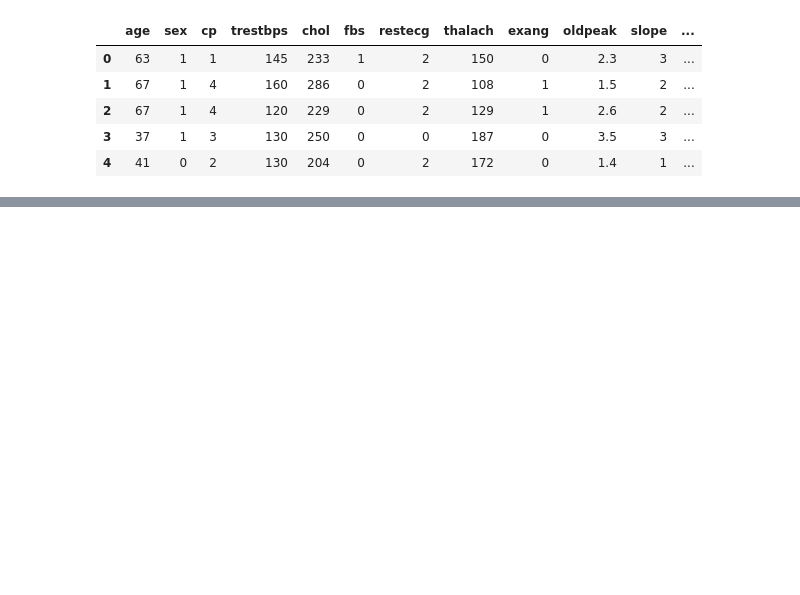
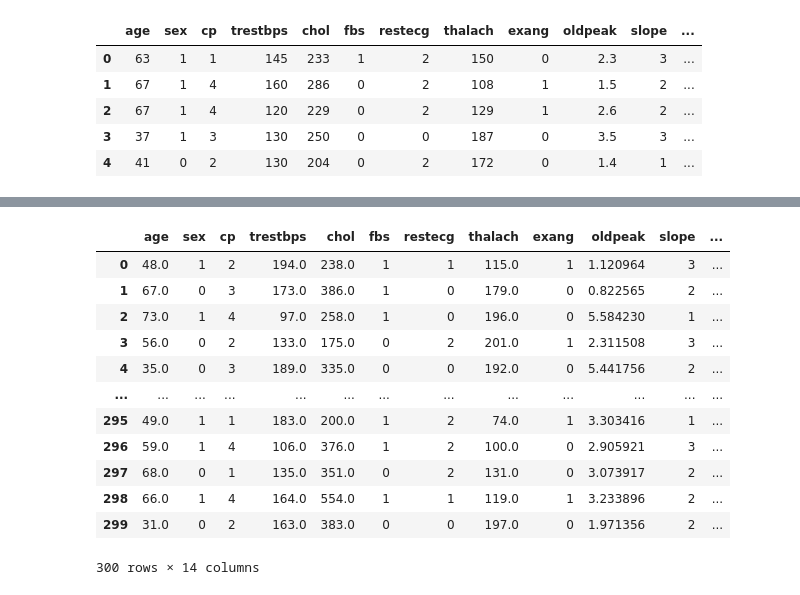
Before and after one commit to dylanlo8/SynPiper, a Jupyter notebook: example_notebooks/synpiper_dp_example.ipynb, the cells around one changed output, grey strips where cells are left out. Drawn from its saved outputs; the diff is of its cells as text; code cells hidden in the pictures; blank space fills up the shorter version.

```diff
--- a/example_notebooks/synpiper_dp_example.ipynb
+++ b/example_notebooks/synpiper_dp_example.ipynb
@@ -42,0 +88,18 @@ synthetic_filepath = os.path.join(os.getcwd(), 'synthetic.csv')
+# %%
+df_syn = synthesizer.generated_samples
+
+df_syn
+# %% [output]
+|  | age | sex | cp | trestbps | chol | fbs | restecg | thalach | exang | oldpeak | slope | ... |
+| 0 | 48.0 | 1 | 2 | 194.0 | 238.0 | 1 | 1 | 115.0 | 1 | 1.120964 | 3 | ... |
+| 1 | 67.0 | 0 | 3 | 173.0 | 386.0 | 1 | 0 | 179.0 | 0 | 0.822565 | 2 | ... |
+| 2 | 73.0 | 1 | 4 | 97.0 | 258.0 | 1 | 0 | 196.0 | 0 | 5.584230 | 1 | ... |
+| 3 | 56.0 | 0 | 2 | 133.0 | 175.0 | 0 | 2 | 201.0 | 1 | 2.311508 | 3 | ... |
+| 4 | 35.0 | 0 | 3 | 189.0 | 335.0 | 0 | 0 | 192.0 | 0 | 5.441756 | 2 | ... |
+| ... | ... | ... | ... | ... | ... | ... | ... | ... | ... | ... | ... | ... |
+| 295 | 49.0 | 1 | 1 | 183.0 | 200.0 | 1 | 2 | 74.0 | 1 | 3.303416 | 1 | ... |
+| 296 | 59.0 | 1 | 4 | 106.0 | 376.0 | 1 | 2 | 100.0 | 0 | 2.905921 | 3 | ... |
+| 297 | 68.0 | 0 | 1 | 135.0 | 351.0 | 0 | 2 | 131.0 | 0 | 3.073917 | 2 | ... |
+| 298 | 66.0 | 1 | 4 | 164.0 | 554.0 | 1 | 1 | 119.0 | 1 | 3.233896 | 2 | ... |
+| 299 | 31.0 | 0 | 2 | 163.0 | 383.0 | 0 | 0 | 197.0 | 0 | 1.971356 | 2 | ... |
+300 rows × 14 columns
```
Also changed, not shown: parts of 16 cells of this notebook, 8 other files.
